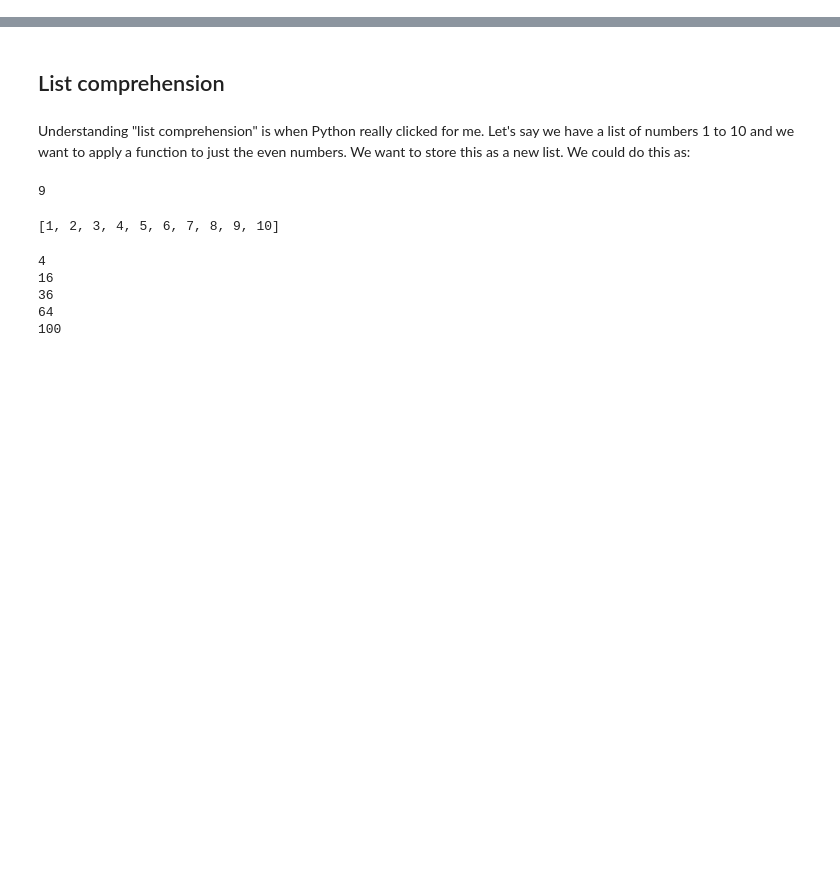
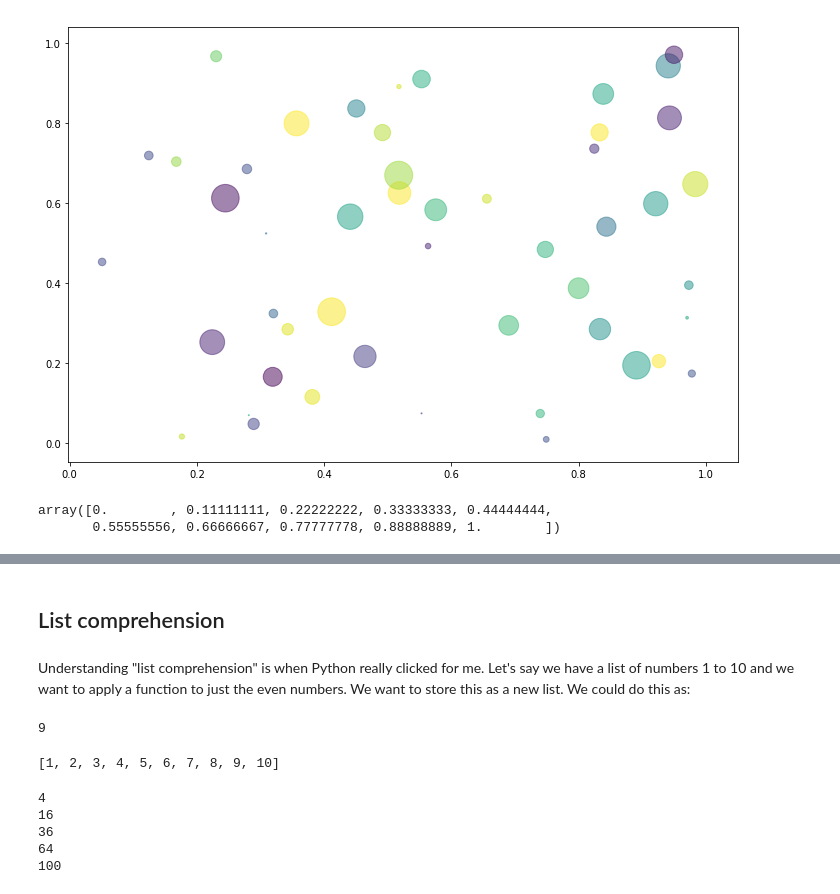
Before and after one commit to rasilab/tfcb_2018, a Jupyter notebook: lectures/lecture9/lecture9.ipynb, the cells around one changed output, grey strips where cells are left out. Cells and saved outputs as stored; diff of their text form; code cells hidden in the pictures; blank space fills up the shorter version.

```diff
--- a/lectures/lecture9/lecture9.ipynb
+++ b/lectures/lecture9/lecture9.ipynb
@@ -2,0 +35,10 @@
+# %%
+x_values = np.random.rand(50)
+y_values = np.random.rand(50)
+colors = np.random.rand(50)
+areas = (30 * np.random.rand(50))**2
+# %%
+plt.scatter(x_values, y_values, s=areas, c=colors, alpha=0.5)
+plt.show()
+# %% [output]
+[figure, added]
@@ -2,0 +49,5 @@
+# %%
+series
+# %% [output]
+array([0.        , 0.11111111, 0.22222222, 0.33333333, 0.44444444,
+       0.55555556, 0.66666667, 0.77777778, 0.88888889, 1.        ])
```
Also changed, not shown: parts of 17 cells of this notebook.
